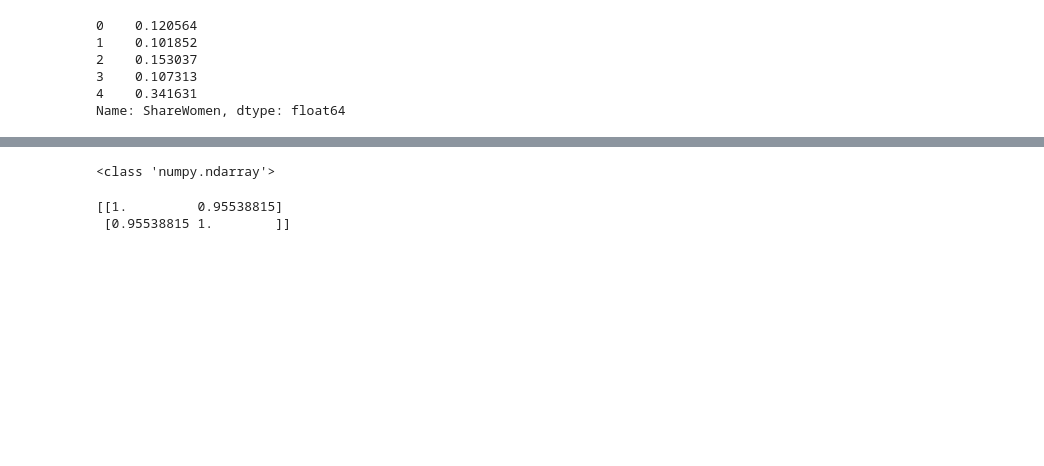
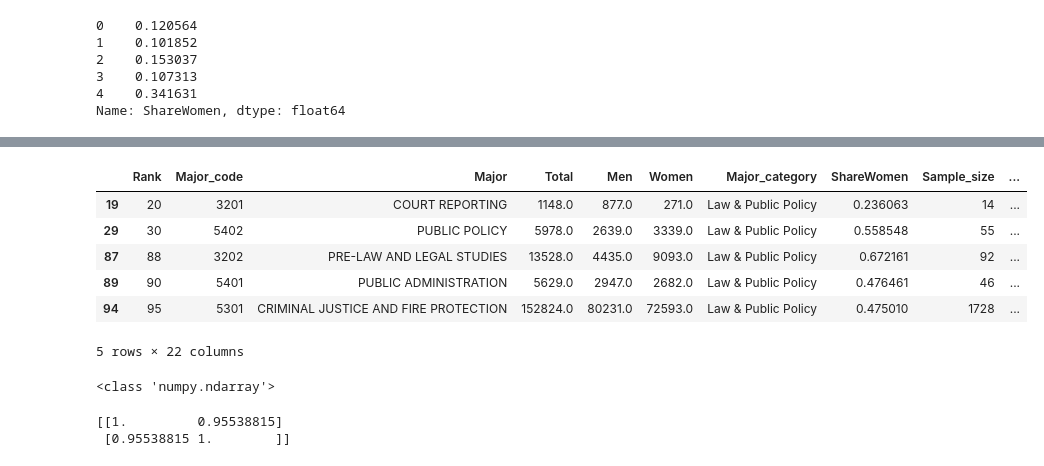
Before and after one commit to LRS4/Python-DataScience, a Jupyter notebook: Pandas.ipynb, the cells around one changed output, grey strips where cells are left out. Drawn from its saved outputs; the diff is of its cells as text; code cells hidden in the pictures; blank space fills up the shorter version.

```diff
--- a/Pandas.ipynb
+++ b/Pandas.ipynb
@@ -176,0 +206,9 @@ recent_grads.loc[recent_grads[['ShareWomen']].idxmax()]
+# %%
+# calculate the share of men as ShareMen
+recent_grads['ShareMen'] = recent_grads['Men'] / recent_grads['Total']
+
+# variable to identify rows with share of men higher than women
+rows_with_more_men = recent_grads['ShareMen'] > recent_grads['ShareWomen']
+
+# group by major category and a count
+recent_grads.groupby(['Major_category']).Major_category.count()
@@ -177,3 +234,14 @@ recent_grads.loc[recent_grads[['ShareWomen']].idxmax()]
+# %%
+# double checking this we can see indeed there is 5 majors in this category
+recent_grads[recent_grads['Major_category'] == 'Law & Public Policy']
+# %% [output]
+|  | Rank | Major_code | Major | Total | Men | Women | Major_category | ShareWomen | Sample_size | ... |
+| 19 | 20 | 3201 | COURT REPORTING | 1148.0 | 877.0 | 271.0 | Law & Public Policy | 0.236063 | 14 | ... |
+| 29 | 30 | 5402 | PUBLIC POLICY | 5978.0 | 2639.0 | 3339.0 | Law & Public Policy | 0.558548 | 55 | ... |
+| 87 | 88 | 3202 | PRE-LAW AND LEGAL STUDIES | 13528.0 | 4435.0 | 9093.0 | Law & Public Policy | 0.672161 | 92 | ... |
+| 89 | 90 | 5401 | PUBLIC ADMINISTRATION | 5629.0 | 2947.0 | 2682.0 | Law & Public Policy | 0.476461 | 46 | ... |
+| 94 | 95 | 5301 | CRIMINAL JUSTICE AND FIRE PROTECTION | 152824.0 | 80231.0 | 72593.0 | Law & Public Policy | 0.475010 | 1728 | ... |
+5 rows × 22 columns
 # %%
 # convert a Pandas sub-DataFrame to a Numpy Array
 recent_grads_np = np.array(recent_grads[['Unemployed', 'Low_wage_jobs']])
```
Also changed, not shown: parts of 17 cells of this notebook.
